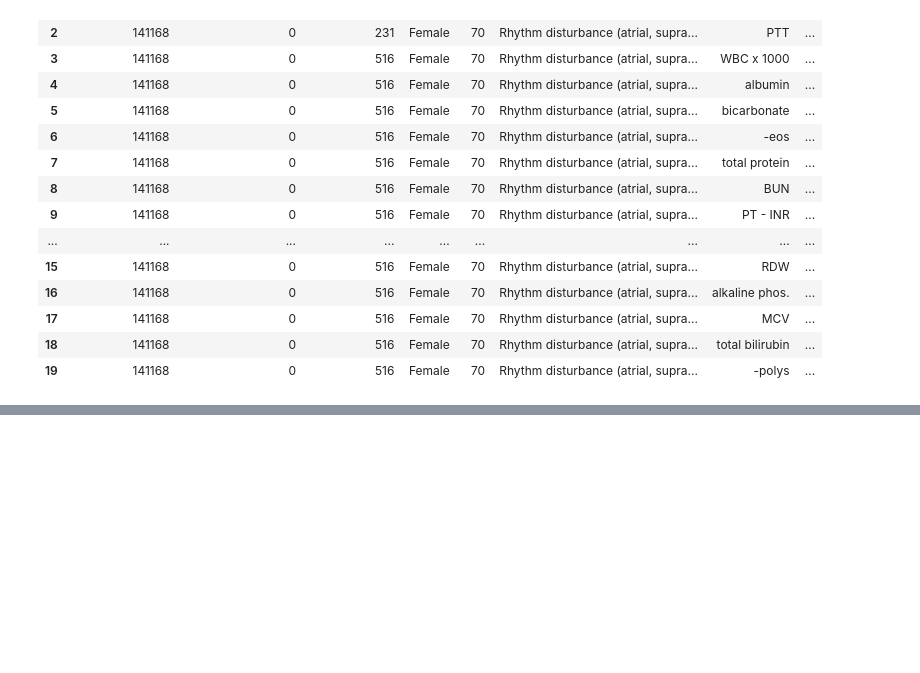
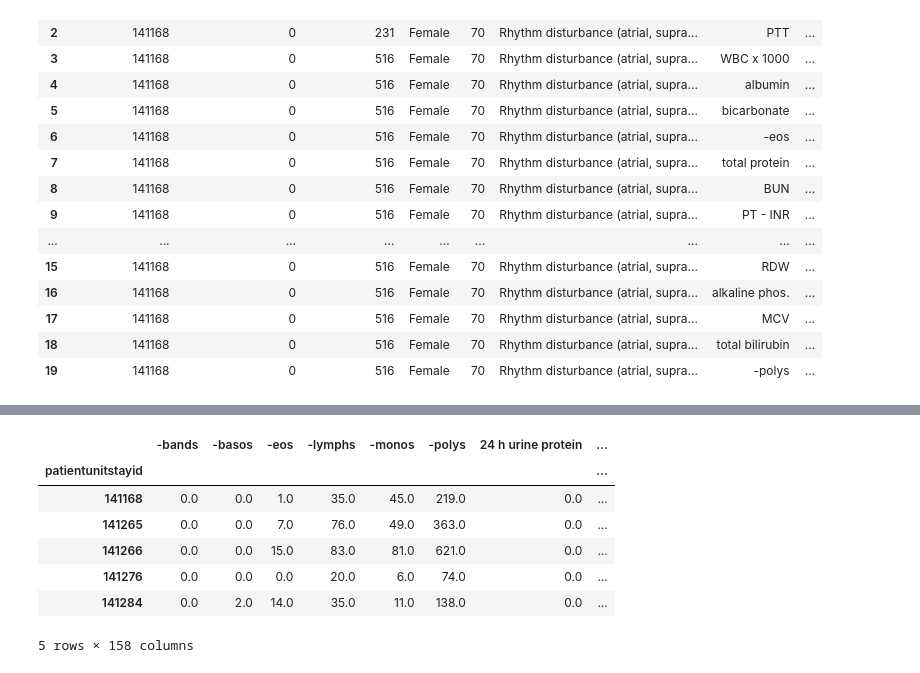
Before and after one commit to joy628/master-project, a Jupyter notebook: data-prepossing-2/lab.ipynb, the cells around one changed output, grey strips where cells are left out. Drawn from its saved outputs; the diff is of its cells as text; code cells hidden in the pictures; blank space fills up the shorter version.

```diff
--- a/data-prepossing-2/lab.ipynb
+++ b/data-prepossing-2/lab.ipynb
@@ -136,0 +154,14 @@ lab_.head()
+# %%
+lab_summary = lab_binary.groupby('patientunitstayid').sum()
+lab_summary['has_lab'] = (lab_summary.sum(axis=1) > 0).astype(int)
+# %%
+lab_summary.head()
+# %% [output]
+|  | -bands | -basos | -eos | -lymphs | -monos | -polys | 24 h urine protein | ... |
+| patientunitstayid |  |  |  |  |  |  |  | ... |
+| 141168 | 0.0 | 0.0 | 1.0 | 35.0 | 45.0 | 219.0 | 0.0 | ... |
+| 141265 | 0.0 | 0.0 | 7.0 | 76.0 | 49.0 | 363.0 | 0.0 | ... |
+| 141266 | 0.0 | 0.0 | 15.0 | 83.0 | 81.0 | 621.0 | 0.0 | ... |
+| 141276 | 0.0 | 0.0 | 0.0 | 20.0 | 6.0 | 74.0 | 0.0 | ... |
+| 141284 | 0.0 | 2.0 | 14.0 | 35.0 | 11.0 | 138.0 | 0.0 | ... |
+5 rows × 158 columns
```
Also changed, not shown: parts of 9 cells of this notebook, 3 other files.
